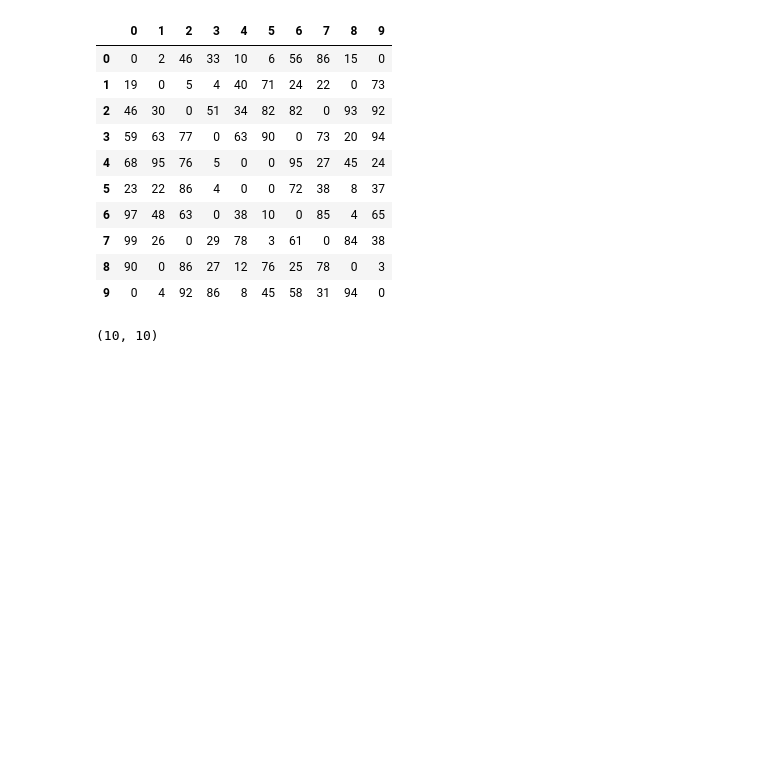
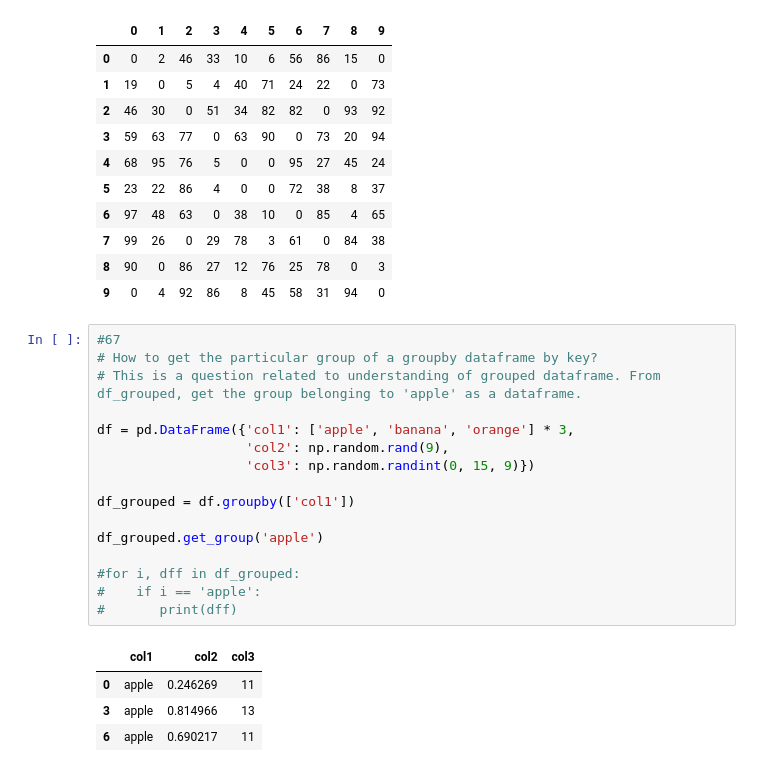
Before and after one commit to ian-james-johnson/numpy_pandas_visualization_exercises, a Jupyter notebook: 101_pandas_exercises.ipynb, the cells around one changed output. Drawn from its saved outputs; the diff is of its cells as text; blank space fills up the shorter version.

```diff
--- a/101_pandas_exercises.ipynb
+++ b/101_pandas_exercises.ipynb
@@ -1337,5 +1337,23 @@ df
 | 8 | 90 | 0 | 86 | 27 | 12 | 76 | 25 | 78 | 0 | 3 |
 | 9 | 0 | 4 | 92 | 86 | 8 | 45 | 58 | 31 | 94 | 0 |
 # %%
+#67
+# How to get the particular group of a groupby dataframe by key?
+# This is a question related to understanding of grouped dataframe. From df_grouped, get the group belonging to 'apple' as a dataframe.
+
+df = pd.DataFrame({'col1': ['apple', 'banana', 'orange'] * 3,
+                   'col2': np.random.rand(9),
+                   'col3': np.random.randint(0, 15, 9)})
+
+df_grouped = df.groupby(['col1'])
+
+df_grouped.get_group('apple')
+
+#for i, dff in df_grouped:
+#    if i == 'apple':
+#       print(dff)
 # %% [output]
-(10, 10)
+|  | col1 | col2 | col3 |
+| 0 | apple | 0.246269 | 11 |
+| 3 | apple | 0.814966 | 13 |
+| 6 | apple | 0.690217 | 11 |
```
Also changed, not shown: parts of 2 cells of this notebook.
